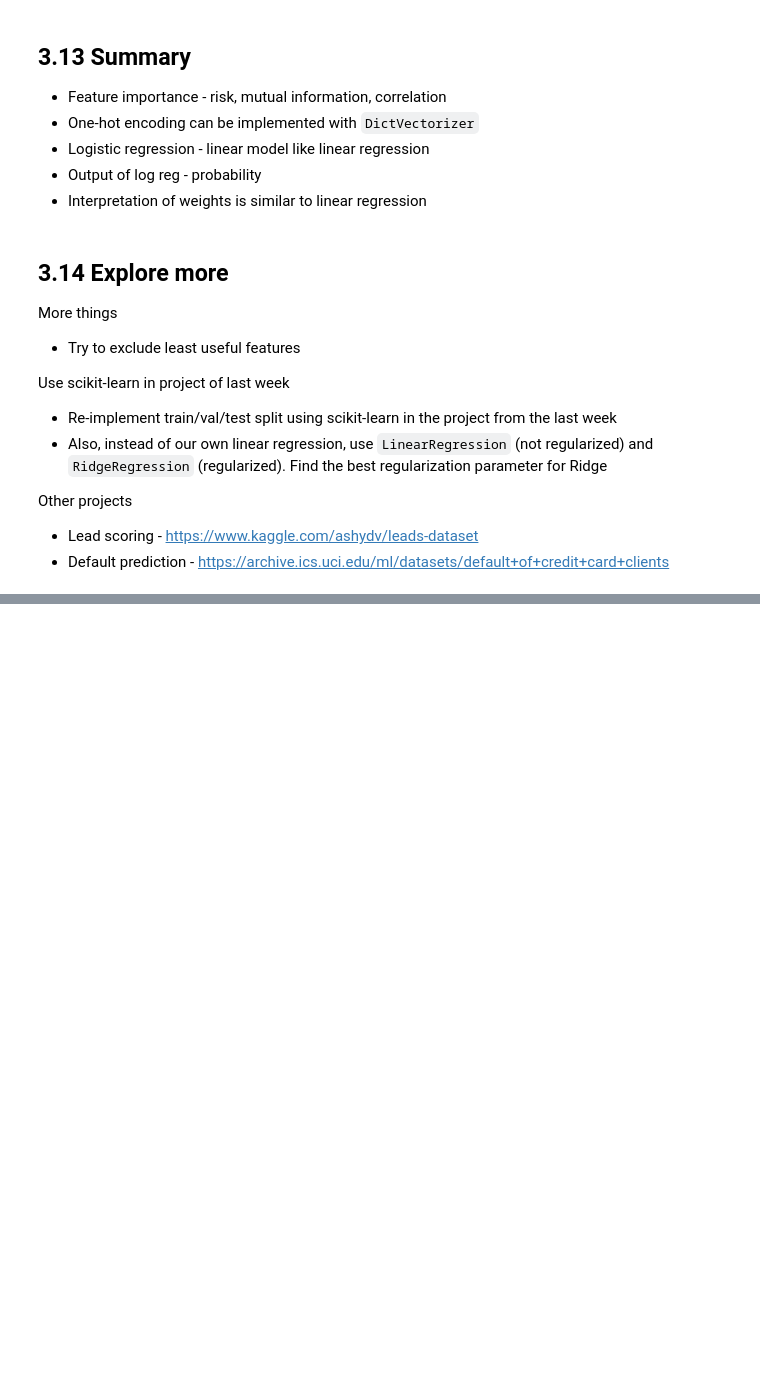
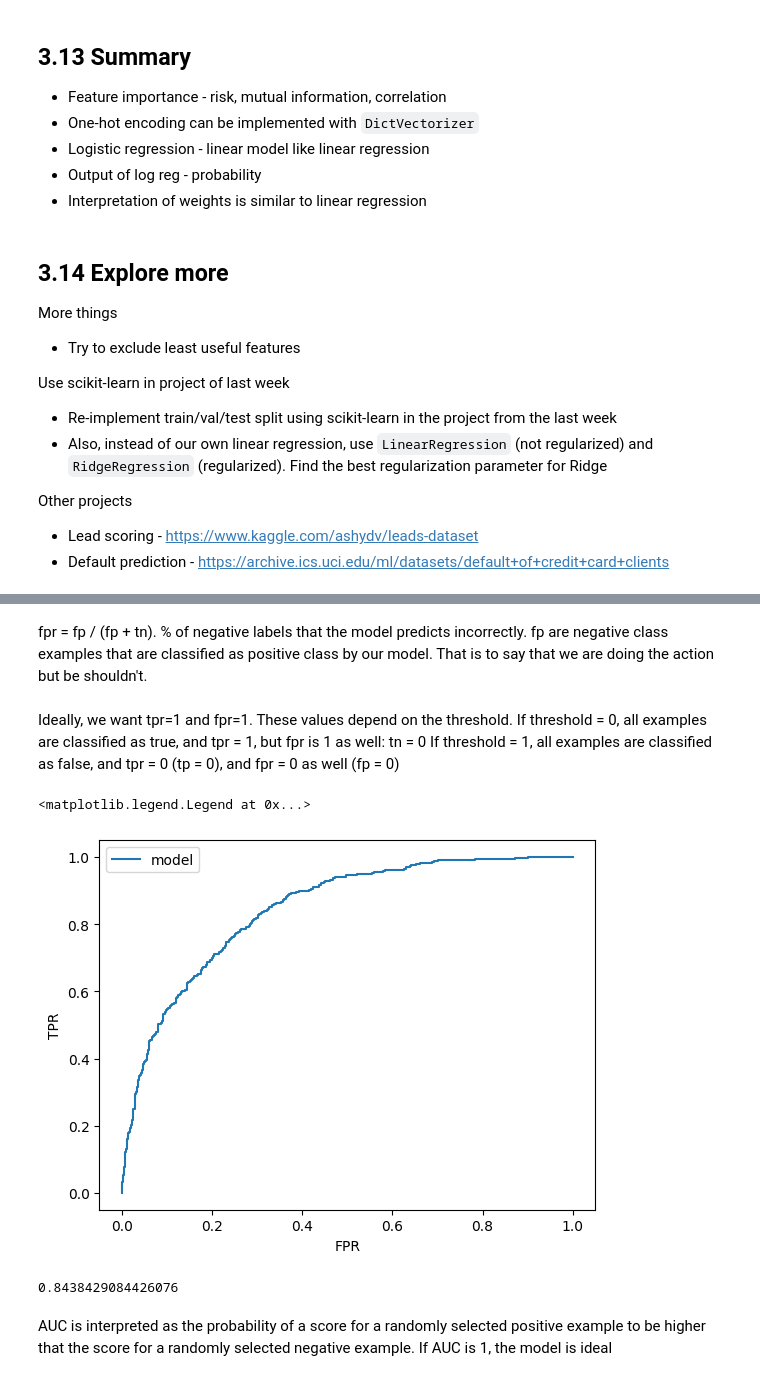
Before and after one commit to MarcosMJD/ml-weekly-projects, a Jupyter notebook: telco_churn/telco_churn.ipynb, the cells around one changed output, grey strips where cells are left out. Drawn from its saved outputs; the diff is of its cells as text; code cells hidden in the pictures; blank space fills up the shorter version.

```diff
--- a/telco_churn/telco_churn.ipynb
+++ b/telco_churn/telco_churn.ipynb
@@ -840,0 +1296,6 @@ Other projects
+# %% [markdown]
+fpr = fp / (fp + tn). % of negative labels that the model predicts incorrectly. fp are negative class examples that are classified as positive class by our model. That is to say that we are doing the action but be shouldn't.
+# %% [markdown]
+Ideally, we want tpr=1 and fpr=1. These values depend on the threshold.
+If threshold = 0, all examples are classified as true, and tpr = 1, but fpr is 1 as well: tn = 0
+If threshold = 1, all examples are classified as false, and tpr = 0 (tp = 0), and fpr = 0 as well (fp = 0)
@@ -840,0 +1304,16 @@ Other projects
+# %%
+fpr, tpr, thresholds = roc_curve(y_val, y_pred)
+# %%
+plt.plot(fpr, tpr, label='model')
+plt.xlabel('FPR')
+plt.ylabel('TPR')
+plt.legend()
+# %% [output]
+<matplotlib.legend.Legend at 0x...>
+[figure, added]
+# %%
+auc(fpr, tpr)
+# %% [output]
+0.8438429084426076
+# %% [markdown]
+AUC is interpreted as the probability of a score for a randomly selected positive example to be higher that the score for a randomly selected negative example. If AUC is 1, the model is ideal
```
Also changed, not shown: parts of 84 cells of this notebook, 14 other files.
